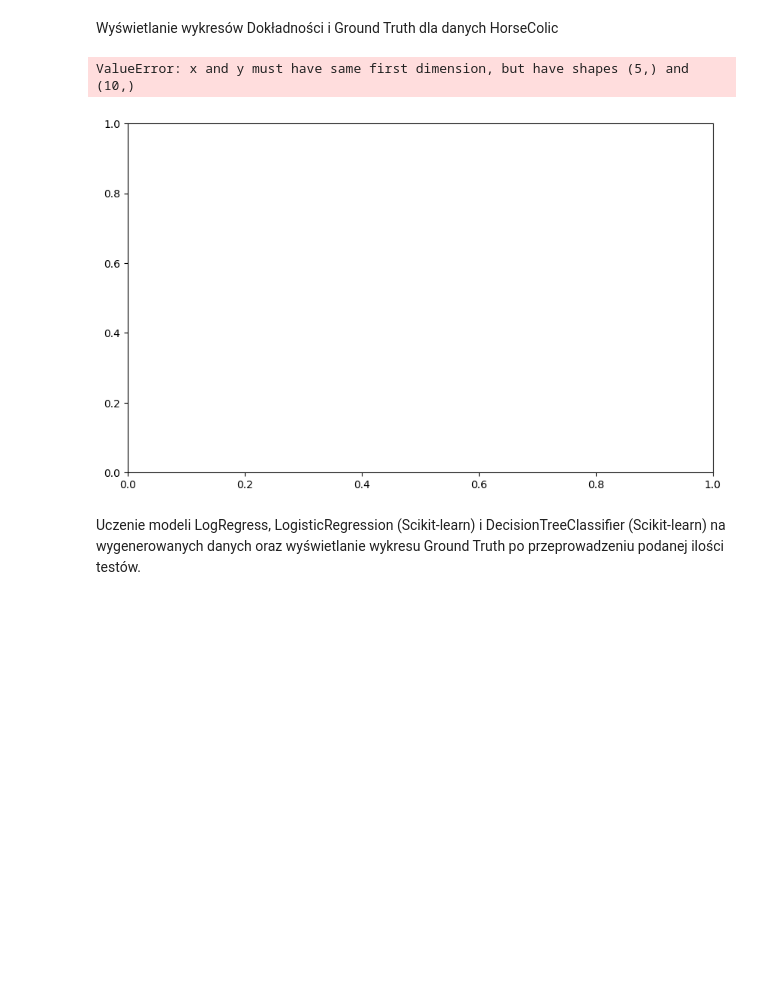
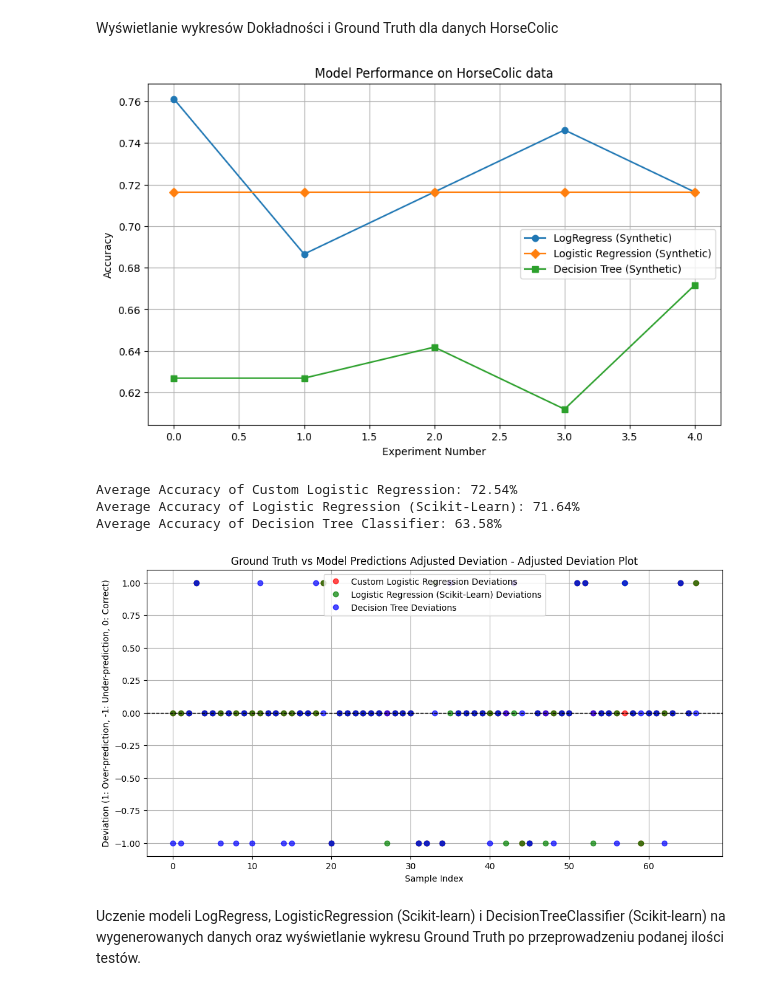
Before and after one commit to lukaszharkot/MwDM, a Jupyter notebook: LogRegressAll copy 2.ipynb, the cells around one changed output. Saved outputs shown, nothing was run; the diff lists cells and outputs as text; code cells hidden in the pictures; blank space fills up the shorter version.

```diff
--- a/LogRegressAll copy 2.ipynb
+++ b/LogRegressAll copy 2.ipynb
@@ -70,16 +70,18 @@ def LogRegress(dataMatrix, classLabels, numIter=150, learning_rate=0.001):
 # %% [markdown]
 Uczenie modeli LogRegress, LogisticRegression (Scikit-learn) i DecisionTreeClassifier (Scikit-learn) na "przetasowanych" danych HorseColic oraz wyświetlanie wykresu Ground Truth po przeprowadzeniu podanej ilości testów.
 # %%
-accuracy_logreg = []
-accuracy_log = []
-accuracy_tree = []
+# Function to run multiple experiments and collect predictions
+def MultiTestHorse(num_experiments):
+    # Initialize accuracy lists
+    accuracy_logreg = []
+    accuracy_log = []
+    accuracy_tree = []
 
-# Lists to collect all predictions from every experiment
-all_predictions_logreg = []
-all_predictions_log = []
-all_predictions_tree = []
+    # Lists to collect all predictions from every experiment
+    all_predictions_logreg = []
+    all_predictions_log = []
+    all_predictions_tree = []
 
-def MultiTestHorse(num_experiments):
     for i in range(num_experiments):
         # Shuffle and split the training set randomly
         indices = np.random.permutation(len(trainingSet))
@@ -113,8 +115,9 @@ def MultiTestHorse(num_experiments):
         accuracy_tree.append(acc_tree)
 
 
-# Run the function with 5 experiments
-MultiTestHorse(num_of_experiments)
+
+
+    return all_predictions_logreg, all_predictions_log, all_predictions_tree, accuracy_tree, accuracy_log, accuracy_logreg
 # %% [markdown]
 Uczenie modeli LogRegress, LogisticRegression (Scikit-learn) i DecisionTreeClassifier (Scikit-learn) na wygenerowanych danych oraz wyświetlanie wykresu Ground Truth po przeprowadzeniu podanej ilości testów.
 # %%
@@ -171,47 +170,53 @@ y_test = MultiTestHorse(num_of_experiments)
 # %% [markdown]
 Wyświetlanie wykresów Dokładności i Ground Truth dla danych HorseColic
 # %%
+all_predictions_logreg, all_predictions_log, all_predictions_tree, accuracy_tree, accuracy_log, accuracy_logreg = MultiTestHorse(num_of_experiments)
+
 plt.figure(figsize=(10, 6))
 plt.plot(range(num_of_experiments), accuracy_logreg, marker='o', label="LogRegress (Synthetic)")
 plt.plot(range(num_of_experiments), accuracy_log, marker='D', label="Logistic Regression (Synthetic)")
 plt.plot(range(num_of_experiments), accuracy_tree, marker='s', label="Decision Tree (Synthetic)")
 plt.xlabel("Experiment Number")
 plt.ylabel("Accuracy")
-plt.title("Model Performance on Synthetic Data")
+plt.title("Model Performance on HorseColic data")
 plt.legend()
 plt.grid(True)
 plt.show()
 
+
 # Print average accuracies
 print("\nAverage Accuracy of Custom Logistic Regression: {:.2f}%".format(np.mean(accuracy_logreg) * 100))
 print("Average Accuracy of Logistic Regression (Scikit-Learn): {:.2f}%".format(np.mean(accuracy_log) * 100))
-print("Average Accuracy of Decision Tree Classifier: {:.2f}%".format(np.mean(accuracy_tree) * 100))
+print("Average Accuracy of Decision Tree Classifier: {:.2f}% \n".format(np.mean(accuracy_tree) * 100))
 
     # Function to calculate and plot the adjusted deviations
 true_labels = testLabels  # Replace with your actual ground truth labels
 all_predictions = [all_predictions_logreg, all_predictions_log, all_predictions_tree]  # Replace with your predictions
 labels = ["Custom Logistic Regression", "Logistic Regression (Scikit-Learn)", "Decision Tree"]
 title = "Ground Truth vs Model Predictions Adjusted Deviation"
 
 # Plotting adjusted deviations
 plt.figure(figsize=(12, 6))
 colors = ['red', 'green', 'blue']  # Colors for each model
 
 for predictions, label, color in zip(all_predictions, labels, colors):
     # Calculate deviations: 1 for over-predictions, -1 for under-predictions, 0 for correct predictions
     deviations = [1 if pred > true else -1 if pred < true else 0 for true, pred in zip(true_labels, predictions)]
     plt.plot(deviations, marker='o', linestyle='', label=f'{label} Deviations', alpha=0.7, color=color)
 
 plt.axhline(0, color='black', linewidth=1, linestyle='--')  # Baseline for no deviation
 plt.title(f'{title} - Adjusted Deviation Plot')
 plt.xlabel('Sample Index')
 plt.ylabel('Deviation (1: Over-prediction, -1: Under-prediction, 0: Correct)')
 plt.legend()
 plt.grid(True)
 plt.show()
 # %% [output]
+[figure, new version]
-ValueError: x and y must have same first dimension, but have shapes (5,) and (10,)
+Average Accuracy of Custom Logistic Regression: 72.54%
+Average Accuracy of Logistic Regression (Scikit-Learn): 71.64%
+Average Accuracy of Decision Tree Classifier: 63.58%
-[figure, old version]
+[figure, added]
 # %% [markdown]
 Uczenie modeli LogRegress, LogisticRegression (Scikit-learn) i DecisionTreeClassifier (Scikit-learn) na wygenerowanych danych oraz wyświetlanie wykresu Ground Truth po przeprowadzeniu podanej ilości testów.
 # %%
```
Also changed, not shown: parts of 2 cells of this notebook.
